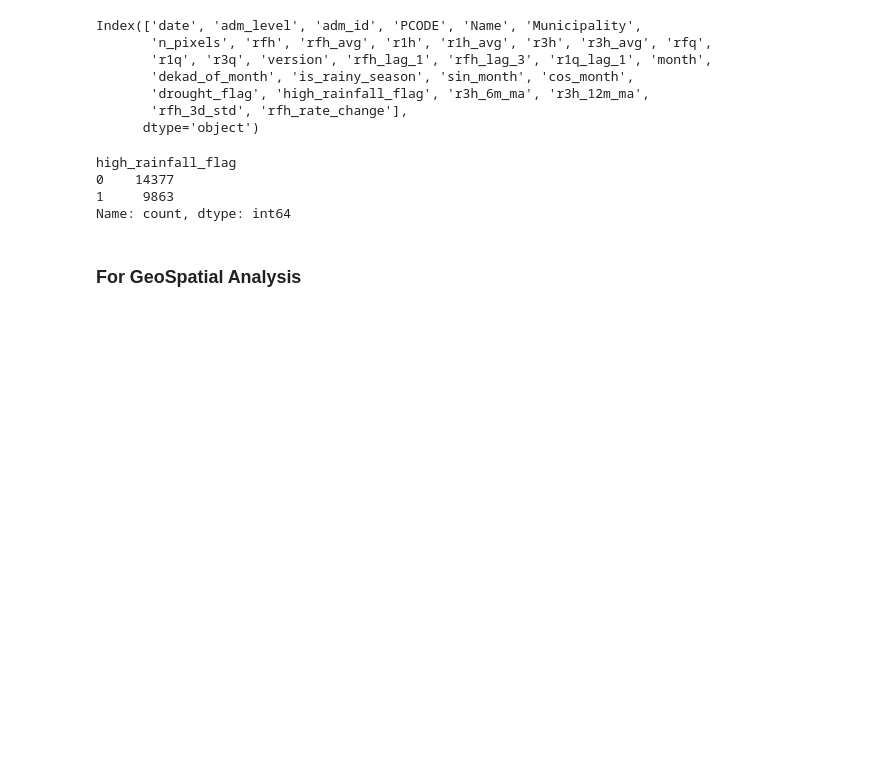
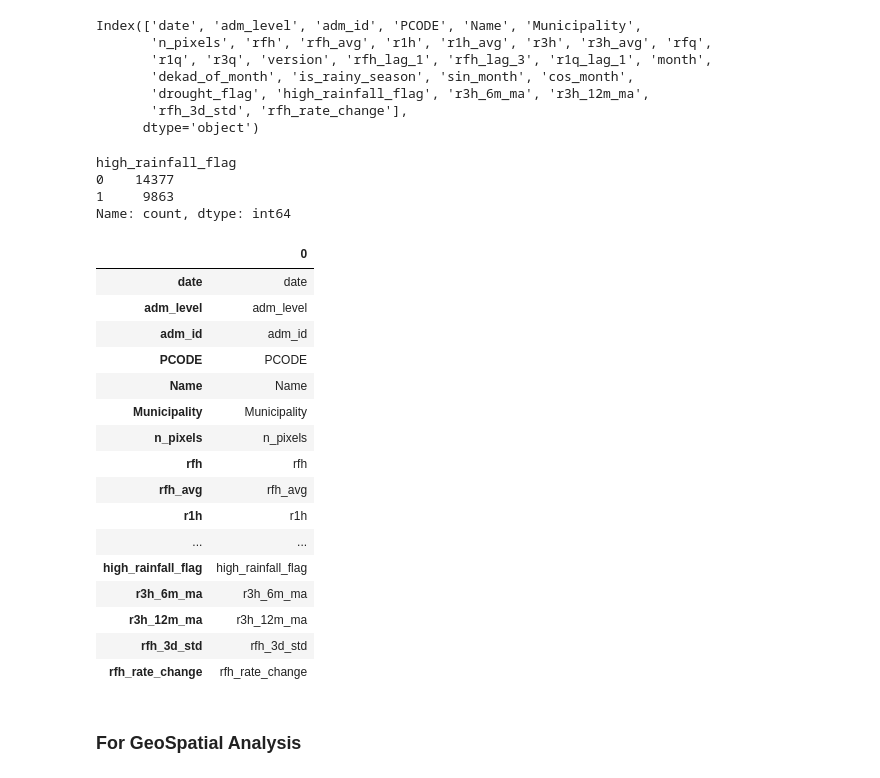
Before and after one commit to Mister-Kayy/DSCD-611-Group-2-Project-Work, a Jupyter notebook: Course Project/Course Project RoughDataEngineering.ipynb, the cells around one changed output. Saved outputs shown, nothing was run; the diff lists cells and outputs as text; code cells hidden in the pictures; blank space fills up the shorter version.

Commit message:
Data Descriptions for Charles and for later views

```diff
--- a/Course Project/Course Project RoughDataEngineering.ipynb
+++ b/Course Project/Course Project RoughDataEngineering.ipynb
@@ -403,6 +403,28 @@ high_rainfall_flag
 0    14377
 1     9863
 Name: count, dtype: int64
+# %%
+columns = rainfall_acc.columns.to_frame()
+# columns.to_excel('Column Definitions for Charles.xlsx')
+columns
+# %% [output]
+|  | 0 |
+| date | date |
+| adm_level | adm_level |
+| adm_id | adm_id |
+| PCODE | PCODE |
+| Name | Name |
+| Municipality | Municipality |
+| n_pixels | n_pixels |
+| rfh | rfh |
+| rfh_avg | rfh_avg |
+| r1h | r1h |
+| ... | ... |
+| high_rainfall_flag | high_rainfall_flag |
+| r3h_6m_ma | r3h_6m_ma |
+| r3h_12m_ma | r3h_12m_ma |
+| rfh_3d_std | rfh_3d_std |
+| rfh_rate_change | rfh_rate_change |
 # %% [markdown]
 ### For GeoSpatial Analysis
 # %%
```
Also changed, not shown: parts of 1 cell of this notebook, 1 other file.
